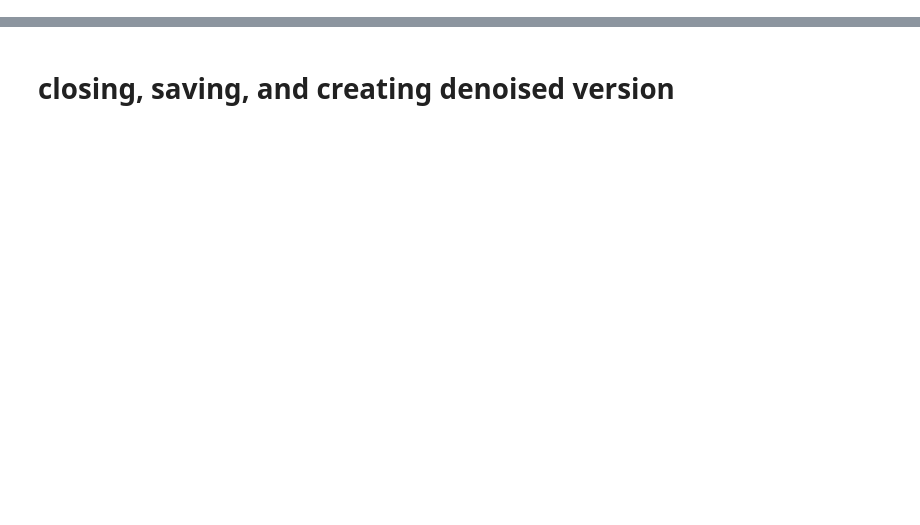
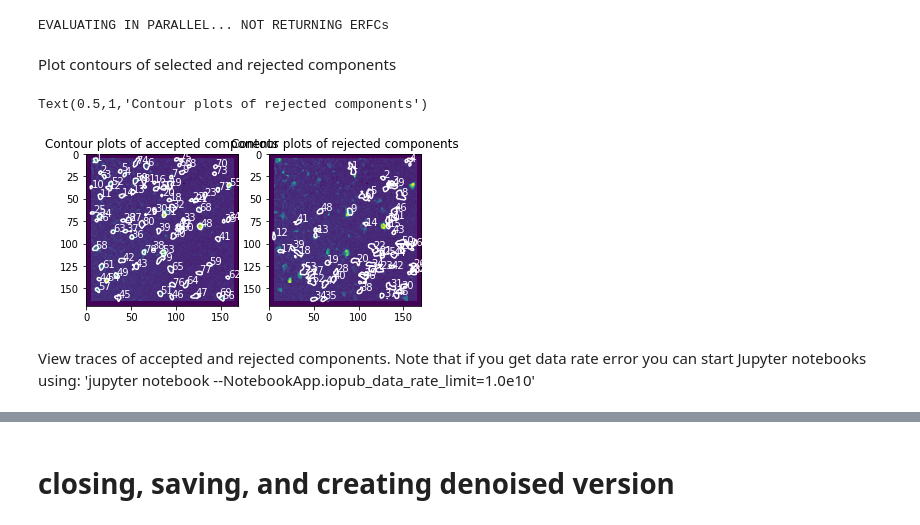
Before and after one commit to GH4275/VoImAn, a Jupyter notebook: demo_pipeline.ipynb, the cells around one changed output, grey strips where cells are left out. Cells and saved outputs as stored; diff of their text form; code cells hidden in the pictures; blank space fills up the shorter version.

Commit message:
clean up demo_pipeline notebook

```diff
--- a/demo_pipeline.ipynb
+++ b/demo_pipeline.ipynb
@@ -482,0 +320,31 @@ we can see here a display of the components that have been kept throught the cnm
+# %%
+#%% COMPONENT EVALUATION
+# the components are evaluated in three ways:
+#   a) the shape of each component must be correlated with the data
+#   b) a minimum peak SNR is required over the length of a transient
+#   c) each shape passes a CNN based classifier
+
+idx_components, idx_components_bad, SNR_comp, r_values, cnn_preds = \
+    estimate_components_quality_auto(images, cnm.A, cnm.C, cnm.b, cnm.f,
+                                     cnm.YrA, fr, decay_time, gSig, dims,
+                                     dview = dview, min_SNR=min_SNR,
+                                     r_values_min = rval_thr, use_cnn = False,
+                                     thresh_cnn_lowest = cnn_thr)
+# %% [output]
+EVALUATING IN PARALLEL... NOT RETURNING ERFCs
+# %% [markdown]
+Plot contours of selected and rejected components
+# %%
+#%% PLOT COMPONENTS
+
+plt.figure();
+plt.subplot(121); crd_good = cm.utils.visualization.plot_contours(cnm.A[:,idx_components], Cn, thr=.8, vmax=0.75)
+plt.title('Contour plots of accepted components')
+plt.subplot(122); crd_bad = cm.utils.visualization.plot_contours(cnm.A[:,idx_components_bad], Cn, thr=.8, vmax=0.75)
+plt.title('Contour plots of rejected components')
+# %% [output]
+Text(0.5,1,'Contour plots of rejected components')
+[figure, added]
+# %% [markdown]
+View traces of accepted and rejected components. Note that if you get data rate error you can start Jupyter notebooks using:
+'jupyter notebook --NotebookApp.iopub_data_rate_limit=1.0e10'
```
Also changed, not shown: parts of 74 cells of this notebook.
